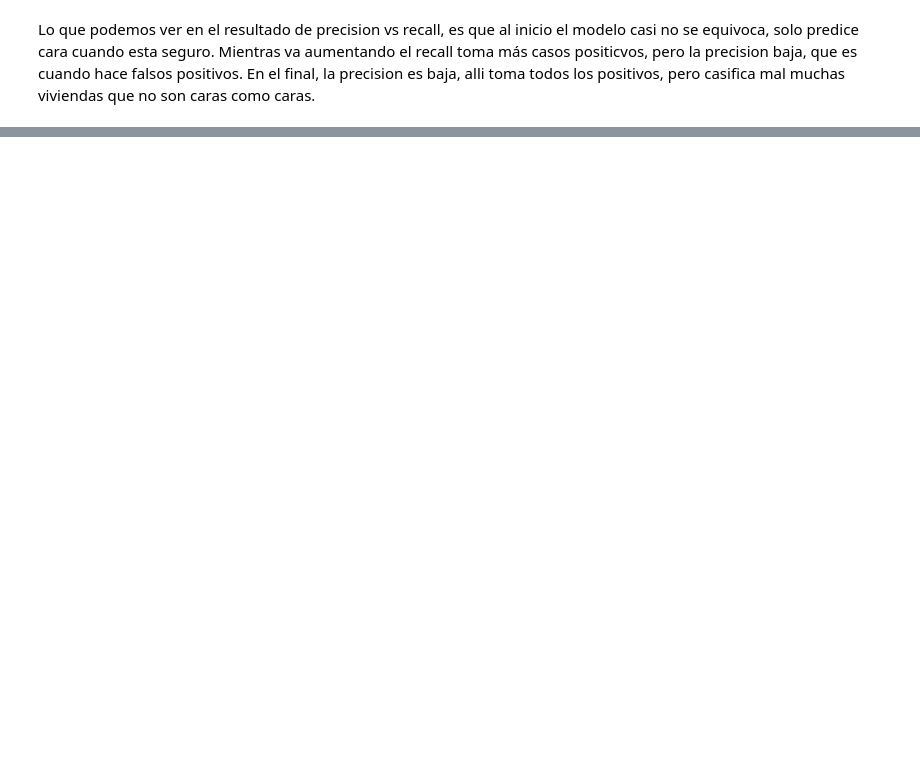
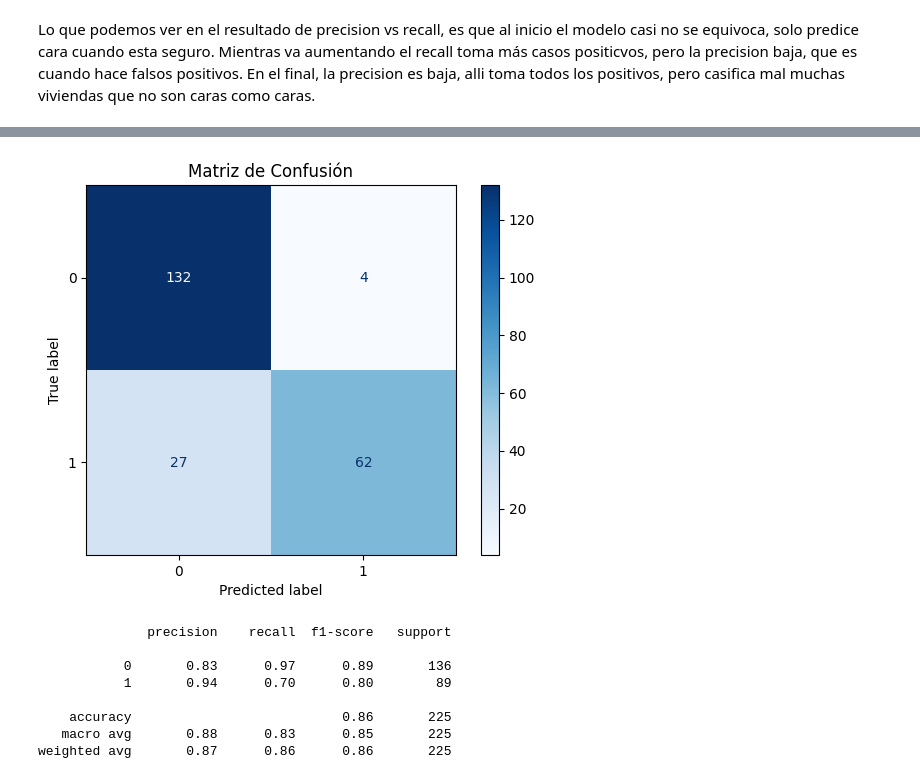
Before and after one commit to angelargd8/HDT7-MDD, a Jupyter notebook: main.ipynb, the cells around one changed output, grey strips where cells are left out. Cells and saved outputs as stored; diff of their text form; code cells hidden in the pictures; blank space fills up the shorter version.

```diff
--- a/main.ipynb
+++ b/main.ipynb
@@ -370,0 +422,25 @@ Lo que podemos ver en el resultado de precision vs recall, es que al inicio el m
+# %%
+from sklearn.model_selection import GridSearchCV
+
+
+# Definir el grid de hiperparámetros
+param_grid = {
+    'C': [0.01, 0.1, 1, 10, 100],
+    'penalty': ['l2'],  # 'l1' necesita solver='liblinear'
+    'solver': ['lbfgs']  # 'lbfgs' funciona bien con 'l2'
+}
+
+grid_search = GridSearchCV(logReg, param_grid, cv=5, scoring='accuracy')
+
+# Ajustar el modelo a los datos
+grid_search.fit(X_train, y_train)
+
+print("\n\n--------------------------------------------------------")
+# Ver los mejores parámetros encontrados
+print("Mejores hiperparámetros:", grid_search.best_params_)
+
+# Evaluar el modelo final en el test set
+best_model = grid_search.best_estimator_
+accuracy_test = best_model.score(X_test, y_test)
+print("Accuracy en test con mejor modelo:", accuracy_test)
+print("--------------------------------------------------------\n\n")
@@ -370,0 +488,24 @@ Lo que podemos ver en el resultado de precision vs recall, es que al inicio el m
+# %%
+from sklearn.metrics import confusion_matrix, ConfusionMatrixDisplay
+
+# Obtener predicciones
+y_pred = best_model.predict(X_test)
+
+# Matriz de confusión
+cm = confusion_matrix(y_test, y_pred)
+disp = ConfusionMatrixDisplay(confusion_matrix=cm)
+disp.plot(cmap='Blues')
+plt.title("Matriz de Confusión")
+plt.show()
+
+print(classification_report(y_test, y_pred))
+# %% [output]
+[figure, added]
+              precision    recall  f1-score   support
+
+           0       0.83      0.97      0.89       136
+           1       0.94      0.70      0.80        89
+
+    accuracy                           0.86       225
+   macro avg       0.88      0.83      0.85       225
+weighted avg       0.87      0.86      0.86       225
```
Also changed, not shown: parts of 16 cells of this notebook, 1 other file.
